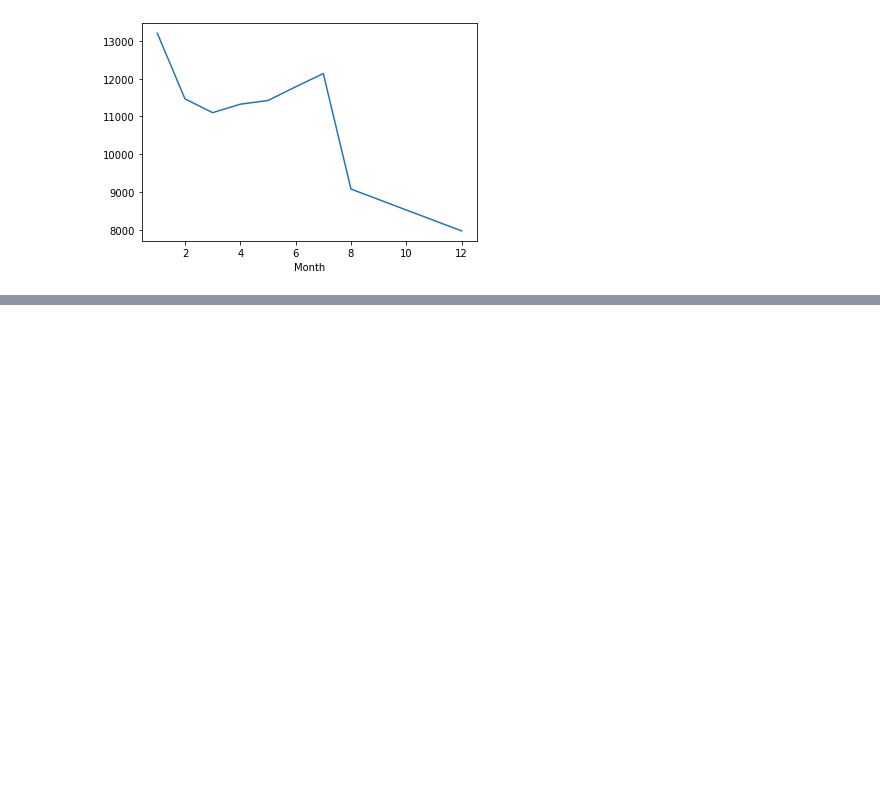
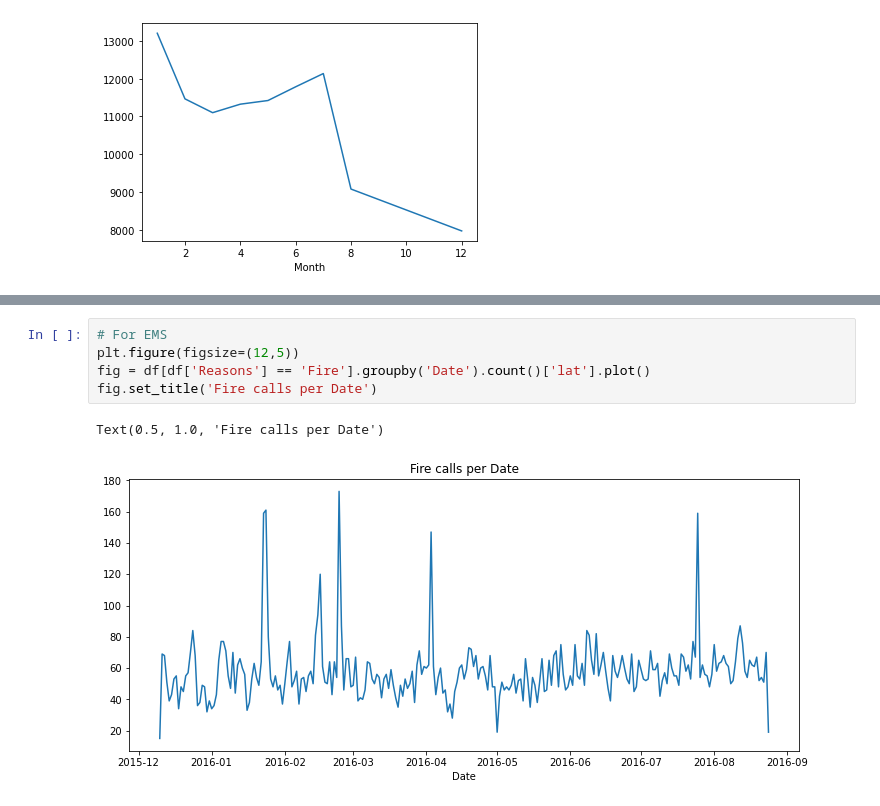
Before and after one commit to aamirmohiuddin38/Python---Data-Analysis, a Jupyter notebook: EDA Projects/Emergency_911_Calls.ipynb, the cells around one changed output, grey strips where cells are left out. Cells and saved outputs as stored; diff of their text form; blank space fills up the shorter version.

```diff
--- a/EDA Projects/Emergency_911_Calls.ipynb
+++ b/EDA Projects/Emergency_911_Calls.ipynb
@@ -264,0 +305,8 @@ byMonth['lat'].plot()
+# %%
+# For EMS
+plt.figure(figsize=(12,5))
+fig = df[df['Reasons'] == 'Fire'].groupby('Date').count()['lat'].plot()
+fig.set_title('Fire calls per Date')
+# %% [output]
+Text(0.5, 1.0, 'Fire calls per Date')
+[figure, added]
```
Also changed, not shown: parts of 8 cells of this notebook.
